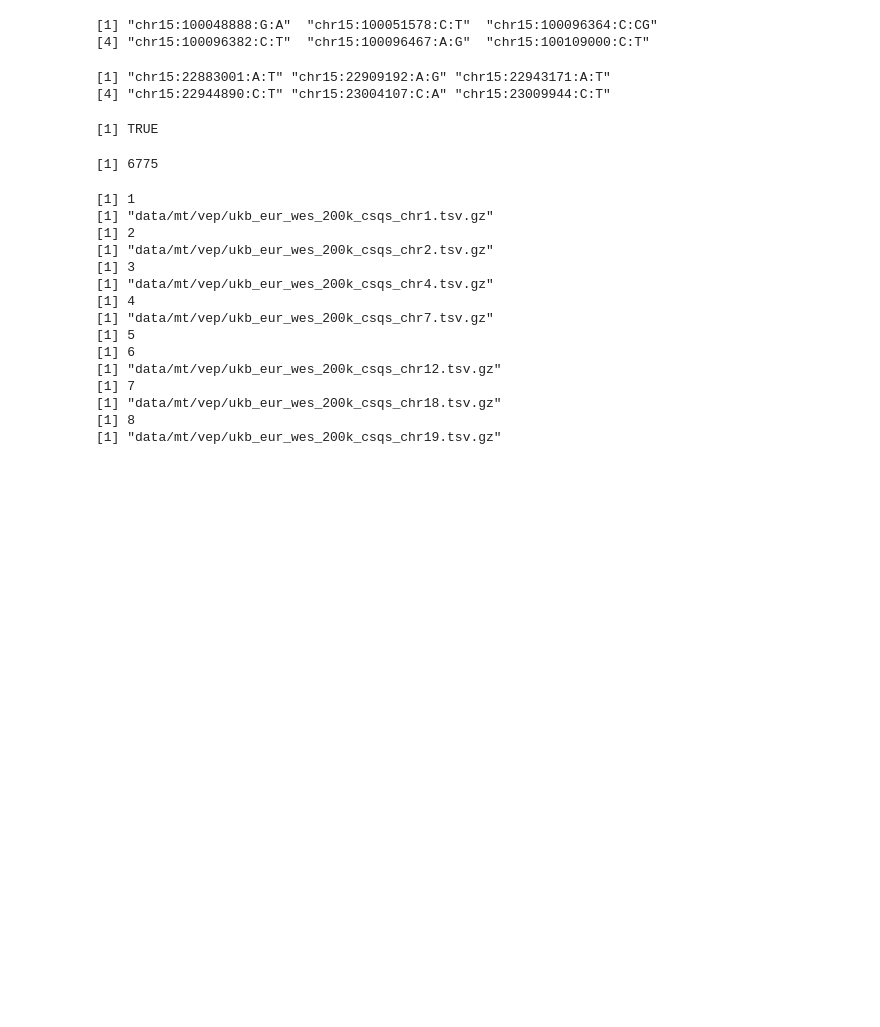
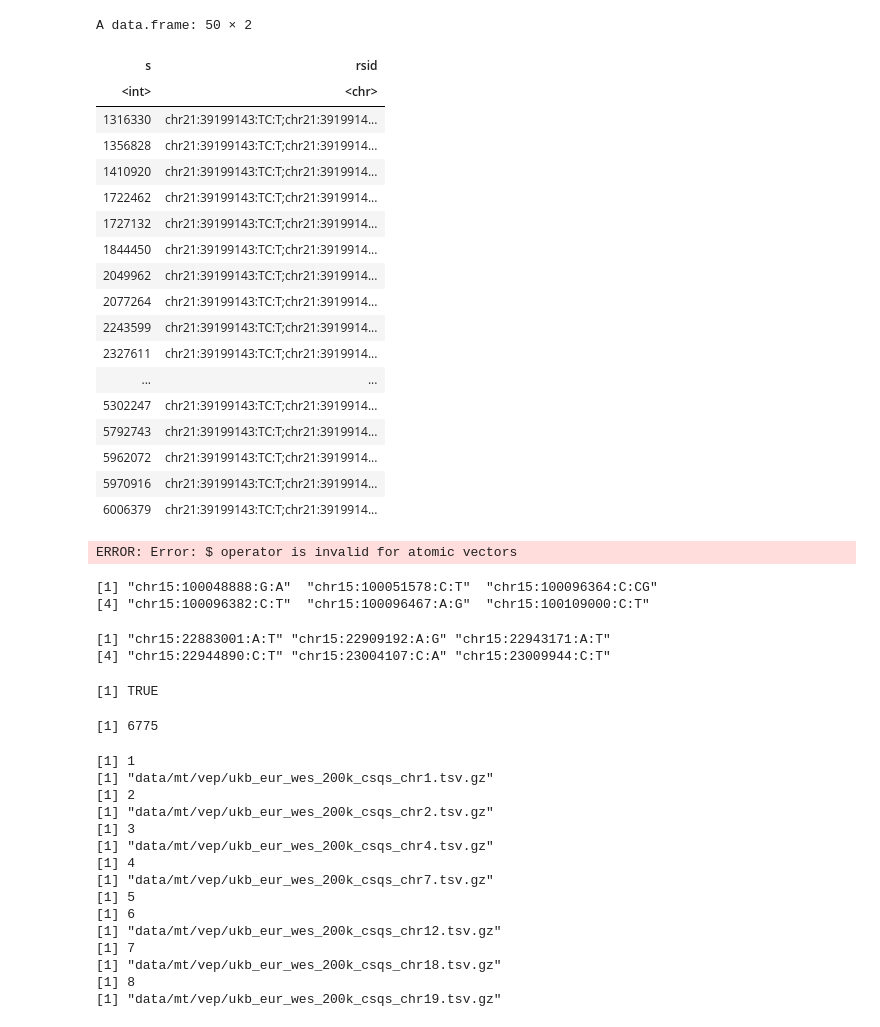
Before and after one commit to frhl/wes_ko_ukbb, a Jupyter notebook: notebooks/R remove me.ipynb, the cells around one changed output. Drawn from its saved outputs; the diff is of its cells as text; code cells hidden in the pictures; blank space fills up the shorter version.

```diff
--- a/notebooks/R remove me.ipynb
+++ b/notebooks/R remove me.ipynb
@@ -1,6 +1,44 @@
 # %%
 setwd('/well/lindgren-ukbb/projects/ukbb-11867/flassen/projects/KO/wes_ko_ukbb')
 library(data.table)
+# %%
+path <- "data/phased/wes_union_calls/200k/shapeit5/phasing_conf/ukb_wes_union_calls_200k_chr21.phasingConf.txt.gz"
+# %%
+d <- fread(path)
+# %%
+d <- d[d$rsid %in% c("chr21:39199148:A:AG","chr21:39199143:TC:T"),]
+# %%
+# how many samples are cis/ch cariers
+dtest <- d[d$PP > 0.999,]
+tbl <- data.frame(table(dtest$s))
+ok_samples <- tbl$Var1[tbl$Freq > 1 ]
+dtest <- dtest[dtest$s %in% ok_samples ,]
+dfinal <- aggregate(rsid~s, data = dtest, FUN = function(x) paste(x, collapse = ';'))
+dfinal
+# %% [output]
+A data.frame: 50 × 2
+| s | rsid |
+| <int> | <chr> |
+| 1316330 | chr21:39199143:TC:T;chr21:3919914... |
+| 1356828 | chr21:39199143:TC:T;chr21:3919914... |
+| 1410920 | chr21:39199143:TC:T;chr21:3919914... |
+| 1722462 | chr21:39199143:TC:T;chr21:3919914... |
+| 1727132 | chr21:39199143:TC:T;chr21:3919914... |
+| 1844450 | chr21:39199143:TC:T;chr21:3919914... |
+| 2049962 | chr21:39199143:TC:T;chr21:3919914... |
+| 2077264 | chr21:39199143:TC:T;chr21:3919914... |
+| 2243599 | chr21:39199143:TC:T;chr21:3919914... |
+| 2327611 | chr21:39199143:TC:T;chr21:3919914... |
+| ... | ... |
+| 5302247 | chr21:39199143:TC:T;chr21:3919914... |
+| 5792743 | chr21:39199143:TC:T;chr21:3919914... |
+| 5962072 | chr21:39199143:TC:T;chr21:3919914... |
+| 5970916 | chr21:39199143:TC:T;chr21:3919914... |
+| 6006379 | chr21:39199143:TC:T;chr21:3919914... |
+# %%
+d[d$s %in% tbl$Var1,]
+# %% [output]
+ERROR: Error: $ operator is invalid for atomic vectors
 # %%
 d_ac <- fread("data/conditional/rare/combined/ukb_eur_wes_200k_chr15_maf0to5e-2_pLoF_damaging_missense_AC.txt.gz")
 d_hash <- fread("data/conditional/rare/combined/ukb_eur_wes_200k_chr15_maf0to5e-2_pLoF_damaging_missense_hash.txt.gz")
```
Also changed, not shown: 3 other files.
